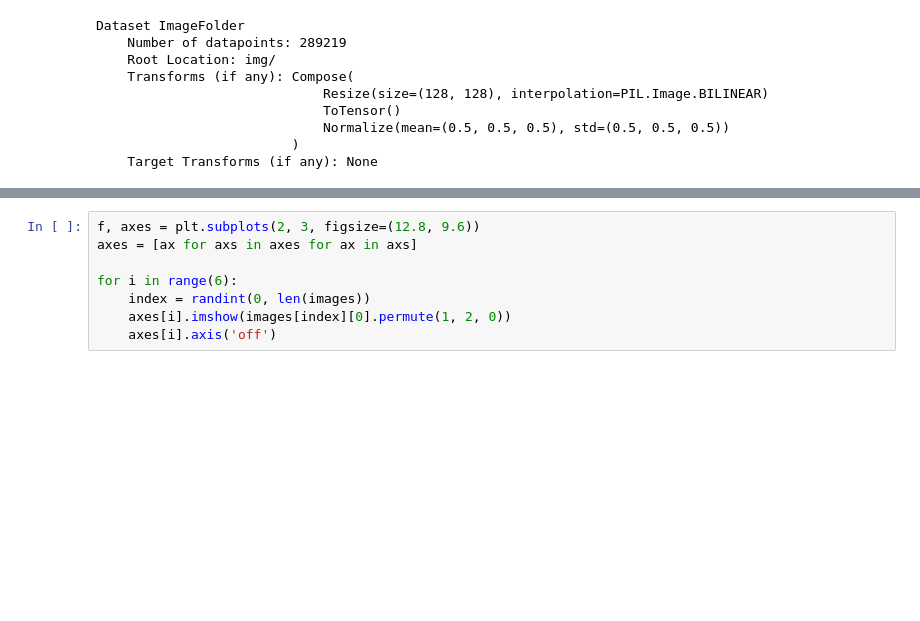
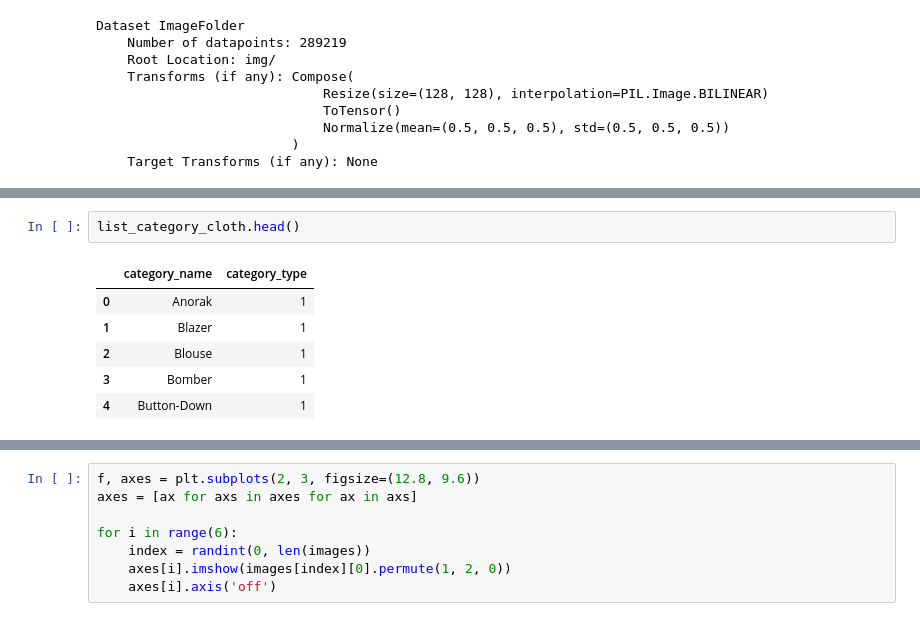
Before and after one commit to Wuschelbueb/AML19-SelfSupervised, a Jupyter notebook: playground_deepfashion.ipynb, the cells around one changed output, grey strips where cells are left out. Cells and saved outputs as stored; diff of their text form; blank space fills up the shorter version.

```diff
--- a/playground_deepfashion.ipynb
+++ b/playground_deepfashion.ipynb
@@ -59,0 +73,9 @@ torch.Size([3, 128, 128])
+# %%
+list_category_cloth.head()
+# %% [output]
+|  | category_name | category_type |
+| 0 | Anorak | 1 |
+| 1 | Blazer | 1 |
+| 2 | Blouse | 1 |
+| 3 | Bomber | 1 |
+| 4 | Button-Down | 1 |
```
Also changed, not shown: parts of 12 cells of this notebook, 1 other file.
